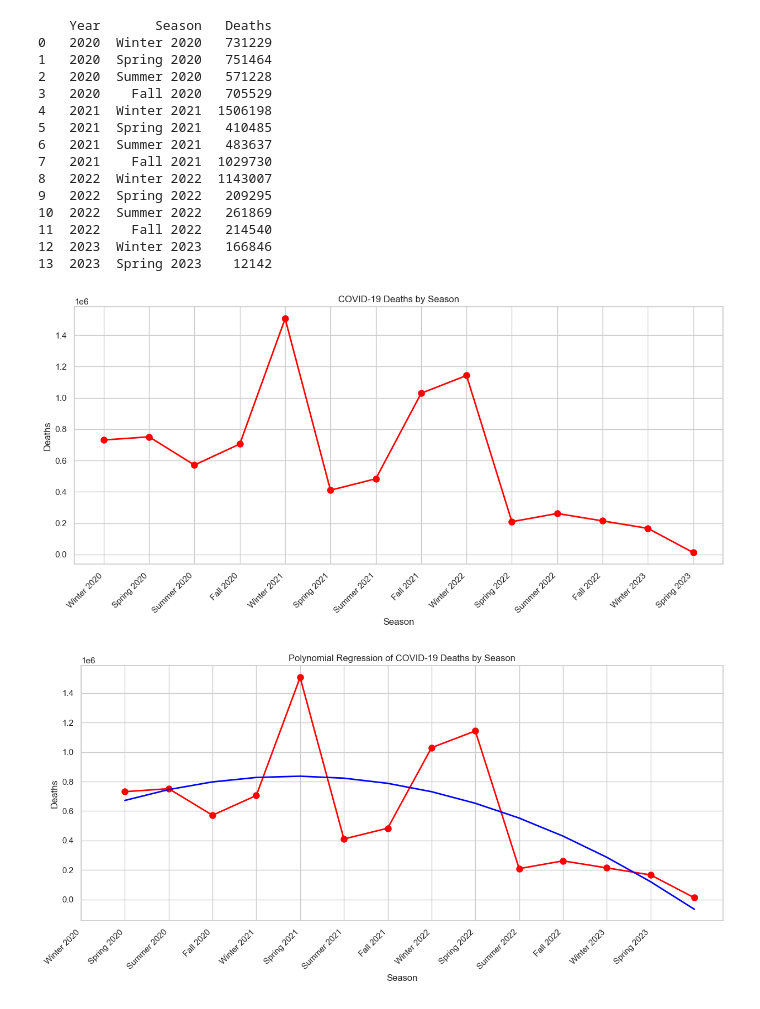
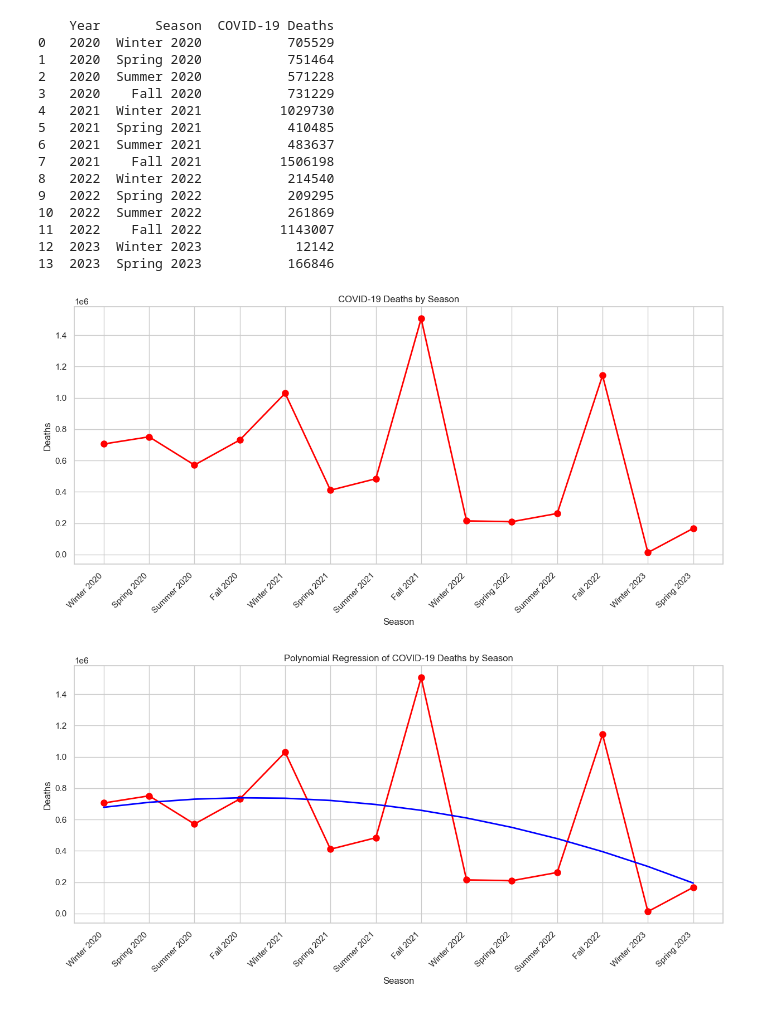
Before and after one commit to willbang548/Group_1, a Jupyter notebook: main.ipynb, the cells around one changed output. Drawn from its saved outputs; the diff is of its cells as text; code cells hidden in the pictures.

Commit message:
Condition deaths/groups in 2021/2022

```diff
--- a/main.ipynb
+++ b/main.ipynb
@@ -40,7 +40,7 @@ clean_df.head()
 | 62104 | By Month | 2020 | 5 | United States | Respiratory diseases | Influenza and pneumonia | 0-24 | 19 |
 # %%
 # Group Covid-19 deaths by year and month while keeping months in order
-grouped_df = clean_df.groupby(['Year','State', 'Month'])['COVID-19 Deaths'].sum().reset_index()
+grouped_df = clean_df.groupby(['Year', 'Month'])['COVID-19 Deaths'].sum().reset_index()
 grouped_df.sort_values(by=['Year', 'Month'])
 
 
@@ -75,10 +79,5 @@ grouped_df
 # %%
-
-
-index_seasons = [3,1,2,0,7,5,6,4,11,9,10,8,13,12]
-
-covid_seasons = grouped_df.reindex(index_seasons).reset_index(drop=True)
-covid_seasons.rename(columns={'COVID-19 Deaths': 'Deaths'}, inplace=True)
+covid_seasons = grouped_df.groupby(['Year', 'Season'])['COVID-19 Deaths'].sum().reset_index()
 
 def rename_seasons(season,year):
        season += [''] * (4 - len(season))
@@ -92,33 +91,36 @@ for year in covid_years:
 
 for year in covid_years:
     for i, season in enumerate(['Winter', 'Spring', 'Summer', 'Fall']):
+        season_index = i + 1
+        if season_index > 0:
+            season_index = 3
 
         covid_seasons.loc[(covid_seasons['Year'] == year) & (covid_seasons['Season'] == season), 'Season'] = season_year[year][i]
 
 
 print(covid_seasons)
 # %% [output]
-    Year       Season   Deaths
-0   2020  Winter 2020   731229
-1   2020  Spring 2020   751464
-2   2020  Summer 2020   571228
-3   2020    Fall 2020   705529
-4   2021  Winter 2021  1506198
-5   2021  Spring 2021   410485
-6   2021  Summer 2021   483637
-7   2021    Fall 2021  1029730
-8   2022  Winter 2022  1143007
-9   2022  Spring 2022   209295
-10  2022  Summer 2022   261869
-11  2022    Fall 2022   214540
-12  2023  Winter 2023   166846
-13  2023  Spring 2023    12142
+    Year       Season  COVID-19 Deaths
+0   2020  Winter 2020           705529
+1   2020  Spring 2020           751464
+2   2020  Summer 2020           571228
+3   2020    Fall 2020           731229
+4   2021  Winter 2021          1029730
+5   2021  Spring 2021           410485
+6   2021  Summer 2021           483637
+7   2021    Fall 2021          1506198
+8   2022  Winter 2022           214540
+9   2022  Spring 2022           209295
+10  2022  Summer 2022           261869
+11  2022    Fall 2022          1143007
+12  2023  Winter 2023            12142
+13  2023  Spring 2023           166846
 # %%
 
 # Plot the data
 plt.figure(figsize=(15, 6))
 
-plt.plot(covid_seasons['Season'], covid_seasons['Deaths'], color='red', marker='o', linewidth=2, markersize=8)
+plt.plot(covid_seasons['Season'], covid_seasons['COVID-19 Deaths'], color='red', marker='o', linewidth=2, markersize=8)
 plt.gca().set_xticks(covid_seasons.index)
 plt.gca().set_xticklabels(covid_seasons['Season'], rotation=45, ha='right')
 
@@ -128,44 +130,44 @@ plt.ylabel('Deaths')
 
 plt.show()
 # %% [output]
-[figure, old version]
+[figure, new version]
 # %%
 season_dict = {'Winter 2020': 1,
                'Spring 2020': 2,
                'Summer 2020': 3,
                'Fall 2020': 4,
                'Winter 2021': 5,
                'Spring 2021': 6,
                'Summer 2021': 7,
                'Fall 2021': 8,
                'Winter 2022': 9,
                'Spring 2022': 10,
                'Summer 2022': 11,
                'Fall 2022': 12,
                'Winter 2023': 13,
                'Spring 2023': 14,}
 
 season = covid_seasons['Season']
-deaths = covid_seasons['Deaths']
+deaths = covid_seasons['COVID-19 Deaths']
 
 season_integer = [season_dict[s] for s in season]
 
 poly = PolynomialFeatures(degree=2)
 season_poly = poly.fit_transform(np.array(season_integer).reshape(-1, 1))
 model = LinearRegression()
 model.fit(season_poly, deaths)
 
 plt.figure(figsize=(15, 6))
-plt.plot(season_integer, deaths, color='red', marker='o',linewidth=2, markersize=8)
-plt.plot(season_integer, model.predict(season_poly), color='blue', linewidth=2)
+plt.plot(covid_seasons.index, deaths, color='red', marker='o',linewidth=2, markersize=8)
+plt.plot(covid_seasons.index, model.predict(season_poly), color='blue', linewidth=2)
 plt.gca().set_xticks(covid_seasons.index)
 plt.gca().set_xticklabels(covid_seasons['Season'], rotation=45, ha='right')
 plt.title('Polynomial Regression of COVID-19 Deaths by Season')
 plt.xlabel('Season')
 plt.ylabel('Deaths')
 plt.show()
 # %% [output]
-[figure, old version]
+[figure, new version]
 # %%
 
 
```
Also changed, not shown: parts of 7 cells of this notebook.
